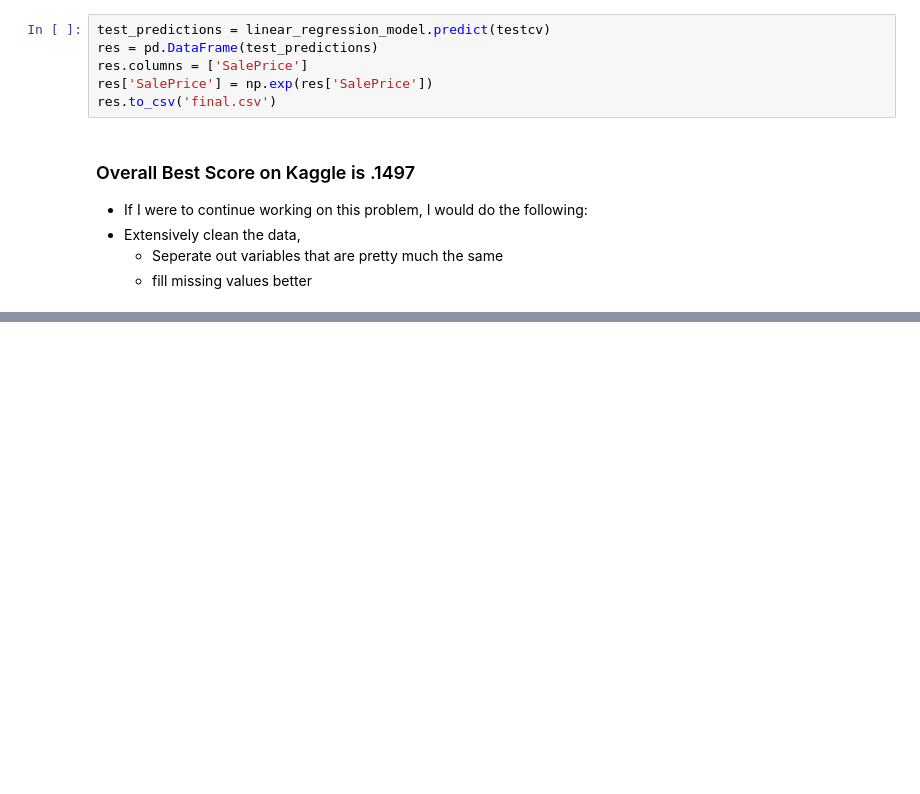
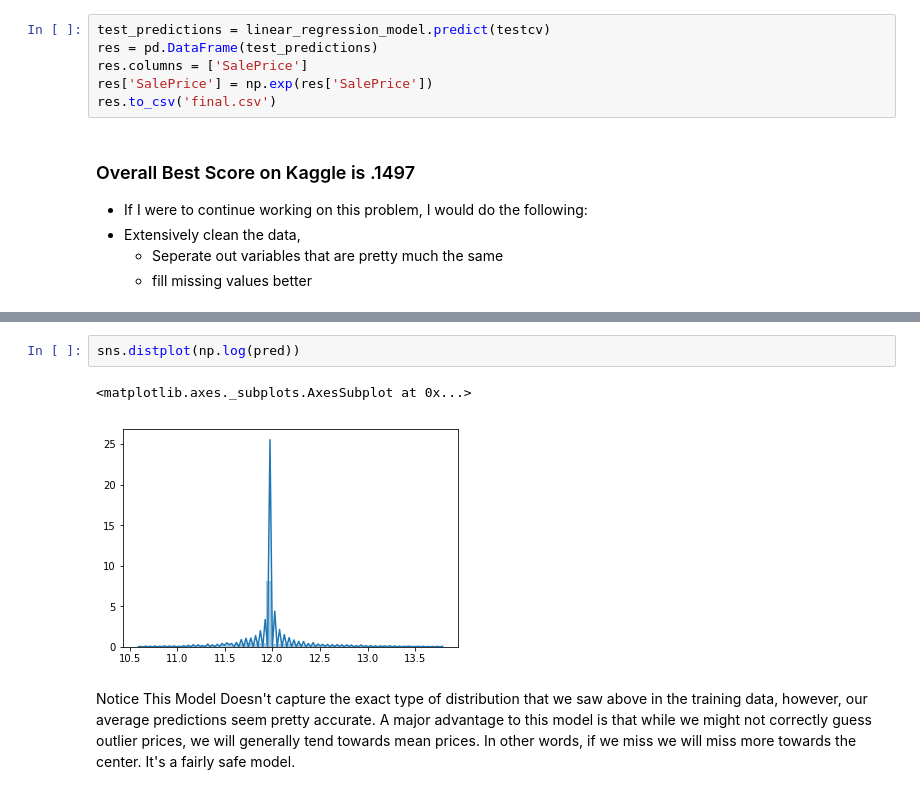
Before and after one commit to jonnyjensen/byu_econ_applied_machine_learning, a Jupyter notebook: homeworks/Homework_2_Jonathan_Jensen.ipynb, the cells around one changed output, grey strips where cells are left out. Cells and saved outputs as stored; diff of their text form; blank space fills up the shorter version.

```diff
--- a/homeworks/Homework_2_Jonathan_Jensen.ipynb
+++ b/homeworks/Homework_2_Jonathan_Jensen.ipynb
@@ -710,0 +723,7 @@ res.to_csv('final.csv')
+# %%
+sns.distplot(np.log(pred))
+# %% [output]
+<matplotlib.axes._subplots.AxesSubplot at 0x...>
+[figure, added]
+# %% [markdown]
+Notice This Model Doesn't capture the exact type of distribution that we saw above in the training data, however, our average predictions seem pretty accurate. A major advantage to this model is that while we might not correctly guess outlier prices, we will generally tend towards mean prices. In other words, if we miss we will miss more towards the center. It's a fairly safe model.
```
Also changed, not shown: parts of 5 cells of this notebook.
